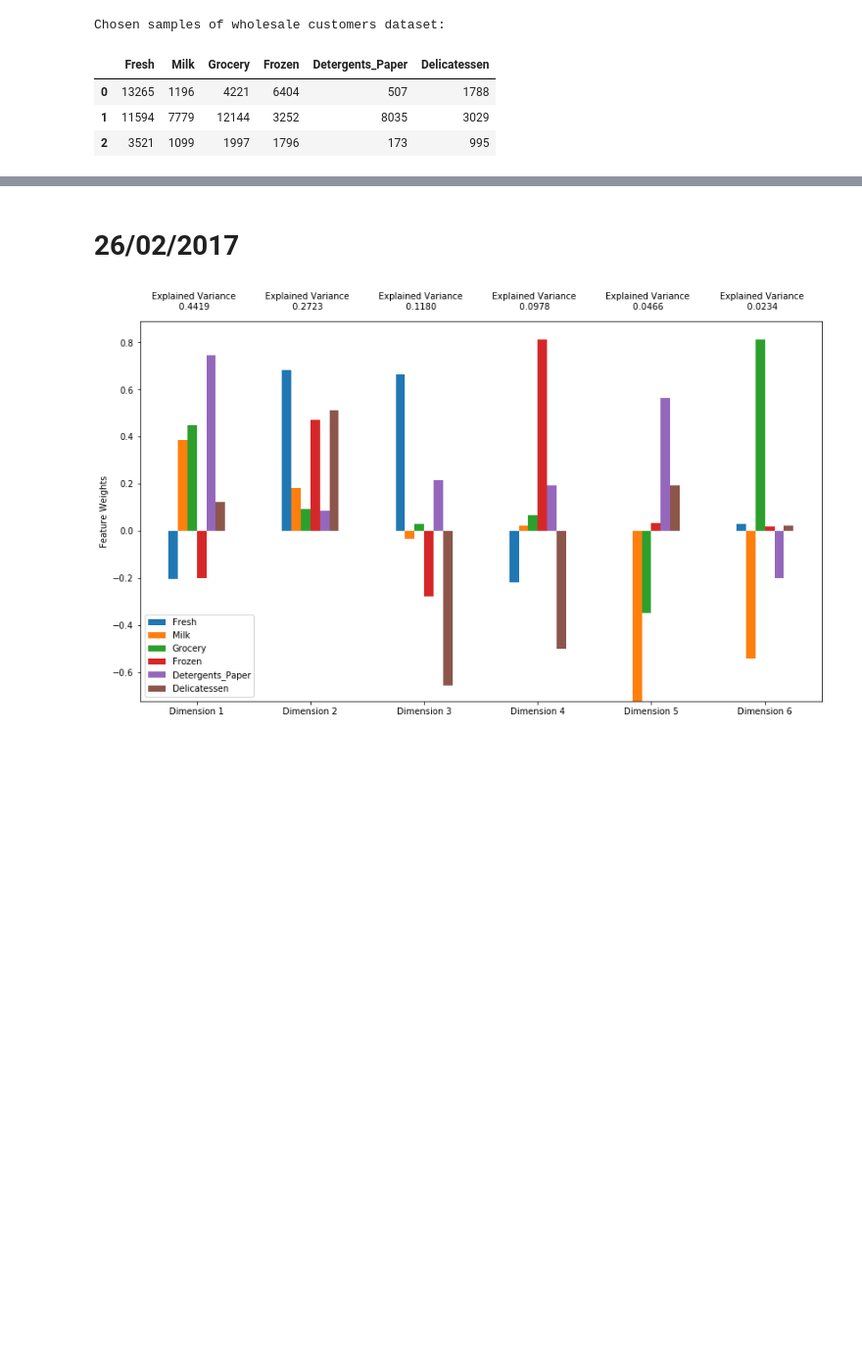
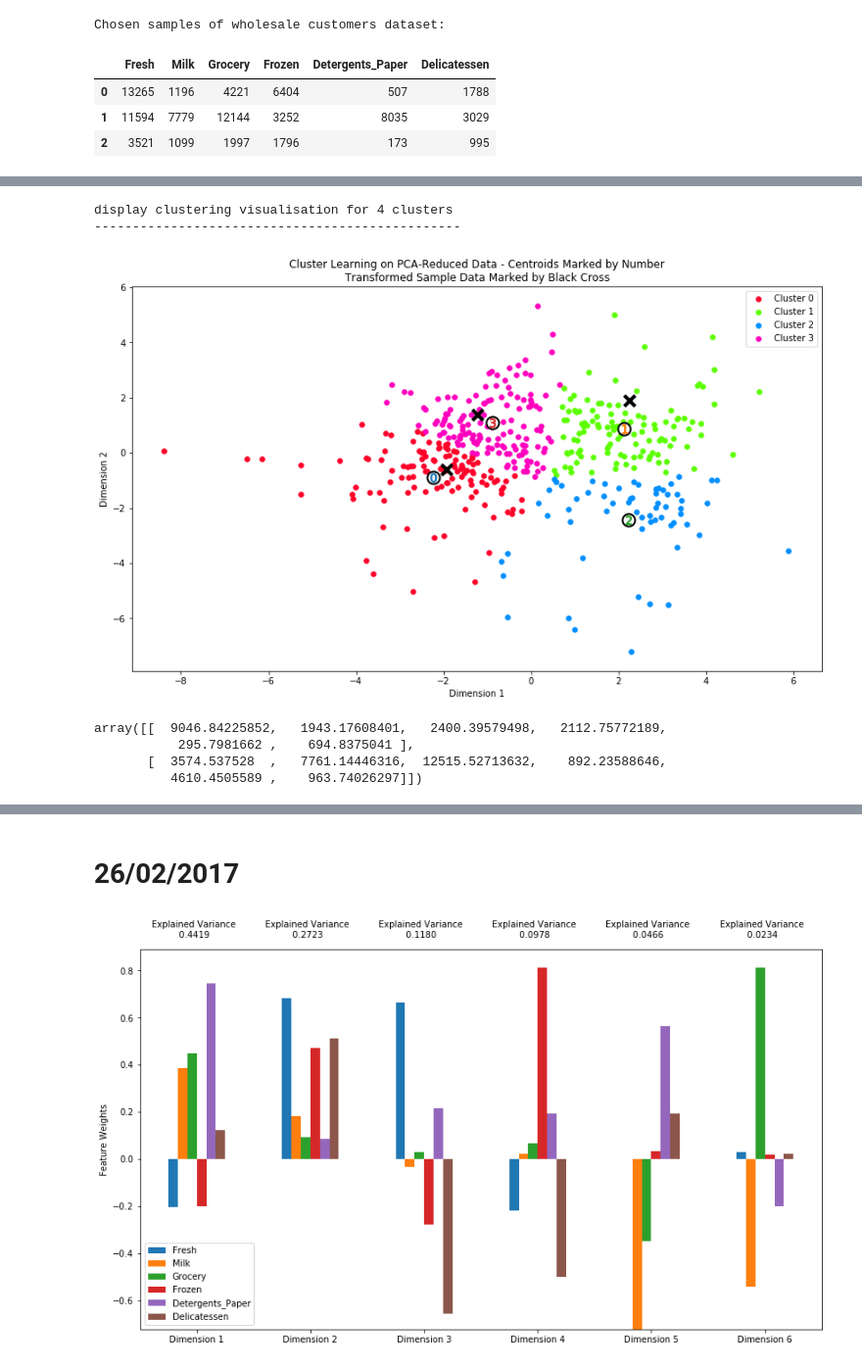
Before and after one commit to yifanxie/Udacity_MLND, a Jupyter notebook: projects/customer_segments/Running.ipynb, the cells around one changed output, grey strips where cells are left out. Shown: that part at 98% size. Cells and saved outputs as stored; diff of their text form; code cells hidden in the pictures; blank space fills up the shorter version.

```diff
--- a/projects/customer_segments/Running.ipynb
+++ b/projects/customer_segments/Running.ipynb
@@ -22,0 +126,10 @@ Chosen samples of wholesale customers dataset:
+# %%
+# Finally Display the results of the clustering  for K=2 from implementation
+kmean_preds, centers, sample_preds, score = kmean_cluster(4, reduced_data, pca_samples)
+print("display clustering visualisation for 4 clusters")
+print("------------------------------------------------")
+vs.cluster_results(reduced_data, kmean_preds, centers, pca_samples)
+# %% [output]
+display clustering visualisation for 4 clusters
+------------------------------------------------
+[figure, added]
@@ -22,0 +139,7 @@ Chosen samples of wholesale customers dataset:
+# %%
+true_centers
+# %% [output]
+array([[  9046.84225852,   1943.17608401,   2400.39579498,   2112.75772189,
+           295.7981662 ,    694.8375041 ],
+       [  3574.537528  ,   7761.14446316,  12515.52713632,    892.23588646,
+          4610.4505589 ,    963.74026297]])
```
Also changed, not shown: parts of 8 cells of this notebook.
